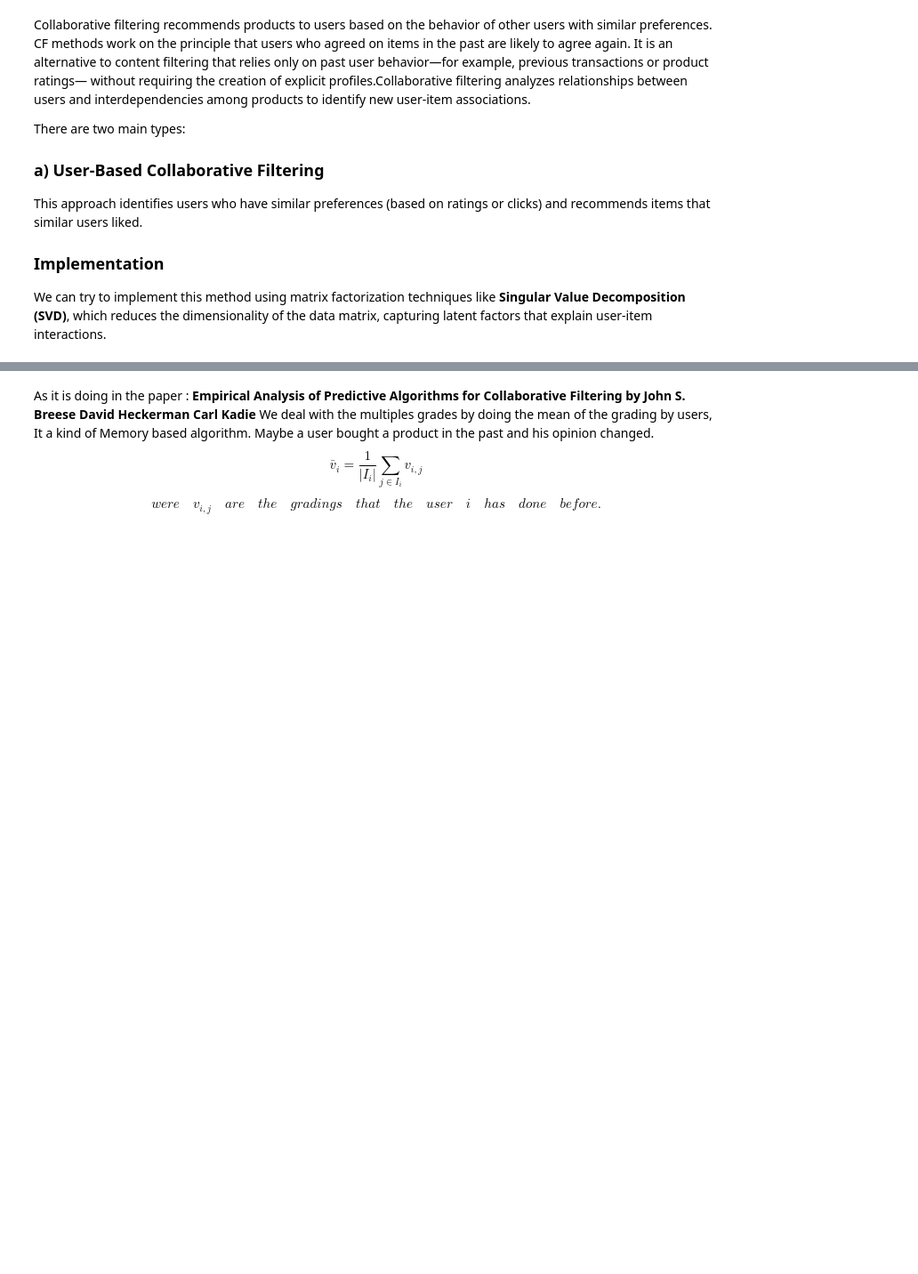
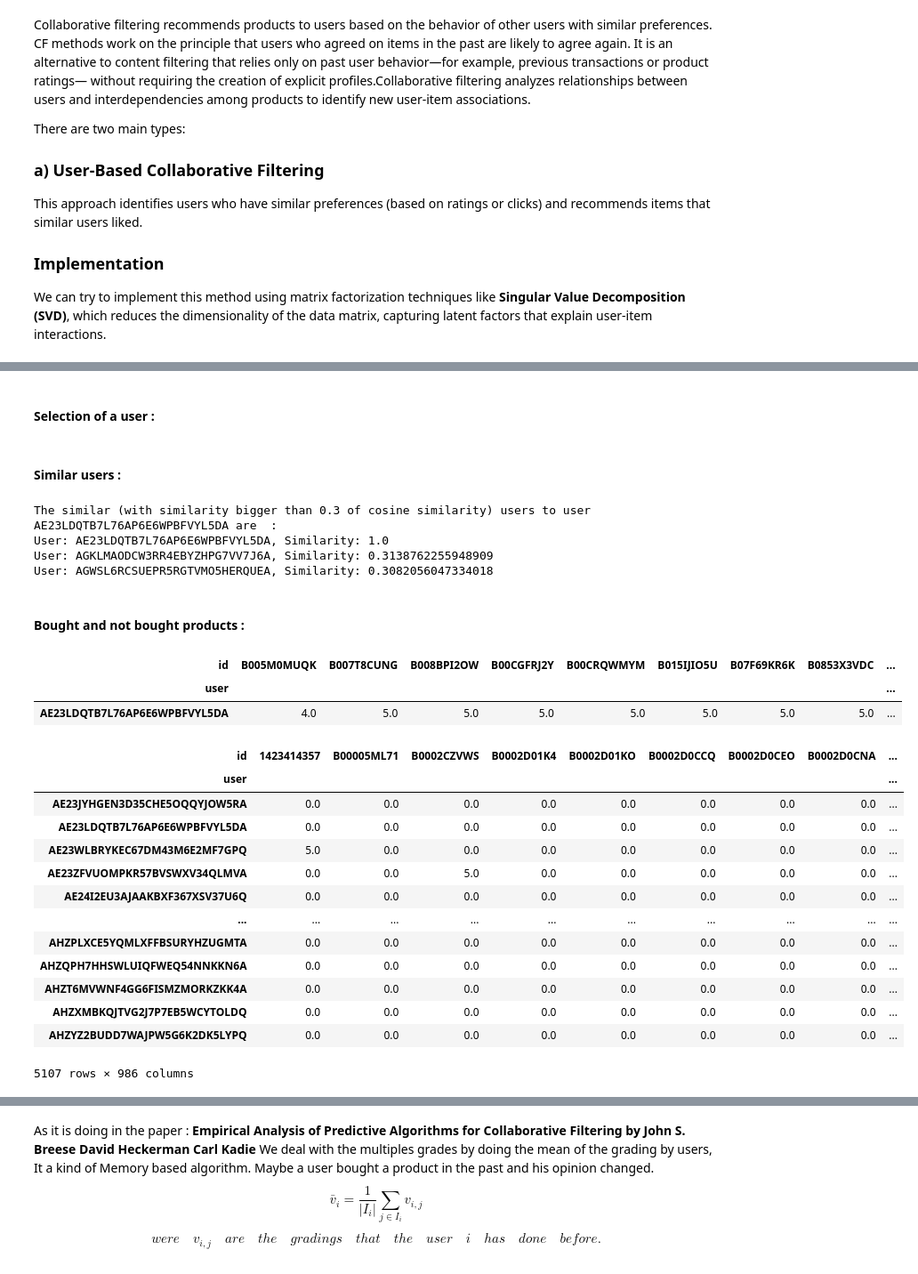
Before and after one commit to arazig/Advanced-ML-project, a Jupyter notebook: Notebook.ipynb, the cells around one changed output, grey strips where cells are left out. Shown: that part at 89% size. Cells and saved outputs as stored; diff of their text form; code cells hidden in the pictures; blank space fills up the shorter version.

```diff
--- a/Notebook.ipynb
+++ b/Notebook.ipynb
@@ -261,0 +293,66 @@ The proportion of products rated by different users :
+# %% [markdown]
+#### **Selection of a user :**
+# %%
+# Get similar users :
+select_userid = "AE23LDQTB7L76AP6E6WPBFVYL5DA"
+
+# Weight matrix which takes the weighted average of similarities between a user and other users.
+# The weight matrix is used to give more importance to users who provide more frequent ratings
+# than others when calculating the average similarity :
+
+similarities = df_similarity_matrix[select_userid].drop(select_userid)
+weights = similarities/similarities.sum()
+# %% [markdown]
+#### **Similar users :**
+# %%
+#num of silimar users
+n = 5
+
+#set a threshold for similarity : only users with a similarity score greater than 0.5 will be considered
+user_similarity_threshold =  0.3
+
+# top n similar users
+similar_users = df_similarity_matrix[df_similarity_matrix[select_userid]>user_similarity_threshold][select_userid].sort_values(ascending=False)[:n]
+similar_users_df = similar_users.to_frame(name='similarity')
+
+print (f"The similar (with similarity bigger than {user_similarity_threshold} of cosine similarity) users to user {select_userid} are  : ")
+
+for index, row in similar_users_df.iterrows():
+    similarity = row['similarity']
+    print(f"User: {index}, Similarity: {similarity}")
+# %% [output]
+The similar (with similarity bigger than 0.3 of cosine similarity) users to user AE23LDQTB7L76AP6E6WPBFVYL5DA are  :
+User: AE23LDQTB7L76AP6E6WPBFVYL5DA, Similarity: 1.0
+User: AGKLMAODCW3RR4EBYZHPG7VV7J6A, Similarity: 0.3138762255948909
+User: AGWSL6RCSUEPR5RGTVMO5HERQUEA, Similarity: 0.3082056047334018
+# %% [markdown]
+#### **Bought and not bought products :**
+# %%
+# The products the selected user boughts and rateed more than 3/5 :
+bought_products = df_recommendation_pivot.loc[df_recommendation_pivot.index== select_userid, df_recommendation_pivot.loc[select_userid,:]>=3]
+bought_products
+# %% [output]
+| id | B005M0MUQK | B007T8CUNG | B008BPI2OW | B00CGFRJ2Y | B00CRQWMYM | B015IJIO5U | B07F69KR6K | B0853X3VDC | ... |
+| user |  |  |  |  |  |  |  |  | ... |
+| AE23LDQTB7L76AP6E6WPBFVYL5DA | 4.0 | 5.0 | 5.0 | 5.0 | 5.0 | 5.0 | 5.0 | 5.0 | ... |
+# %%
+#list of non rated product by our user
+#not_rated_by_user = df_recommendation_pivot[df_recommendation_pivot.loc[select_userid, :] == 0]
+not_rated_by_user = df_recommendation_pivot[(df_recommendation_pivot.loc[select_userid, :] == 0).index[(df_recommendation_pivot.loc[select_userid, :] == 0).values]]
+# %%
+not_rated_by_user
+# %% [output]
+| id | 1423414357 | B00005ML71 | B0002CZVWS | B0002D01K4 | B0002D01KO | B0002D0CCQ | B0002D0CEO | B0002D0CNA | ... |
+| user |  |  |  |  |  |  |  |  | ... |
+| AE23JYHGEN3D35CHE5OQQYJOW5RA | 0.0 | 0.0 | 0.0 | 0.0 | 0.0 | 0.0 | 0.0 | 0.0 | ... |
+| AE23LDQTB7L76AP6E6WPBFVYL5DA | 0.0 | 0.0 | 0.0 | 0.0 | 0.0 | 0.0 | 0.0 | 0.0 | ... |
+| AE23WLBRYKEC67DM43M6E2MF7GPQ | 5.0 | 0.0 | 0.0 | 0.0 | 0.0 | 0.0 | 0.0 | 0.0 | ... |
+| AE23ZFVUOMPKR57BVSWXV34QLMVA | 0.0 | 0.0 | 5.0 | 0.0 | 0.0 | 0.0 | 0.0 | 0.0 | ... |
+| AE24I2EU3AJAAKBXF367XSV37U6Q | 0.0 | 0.0 | 0.0 | 0.0 | 0.0 | 0.0 | 0.0 | 0.0 | ... |
+| ... | ... | ... | ... | ... | ... | ... | ... | ... | ... |
+| AHZPLXCE5YQMLXFFBSURYHZUGMTA | 0.0 | 0.0 | 0.0 | 0.0 | 0.0 | 0.0 | 0.0 | 0.0 | ... |
+| AHZQPH7HHSWLUIQFWEQ54NNKKN6A | 0.0 | 0.0 | 0.0 | 0.0 | 0.0 | 0.0 | 0.0 | 0.0 | ... |
+| AHZT6MVWNF4GG6FISMZMORKZKK4A | 0.0 | 0.0 | 0.0 | 0.0 | 0.0 | 0.0 | 0.0 | 0.0 | ... |
+| AHZXMBKQJTVG2J7P7EB5WCYTOLDQ | 0.0 | 0.0 | 0.0 | 0.0 | 0.0 | 0.0 | 0.0 | 0.0 | ... |
+| AHZYZ2BUDD7WAJPW5G6K2DK5LYPQ | 0.0 | 0.0 | 0.0 | 0.0 | 0.0 | 0.0 | 0.0 | 0.0 | ... |
+5107 rows × 986 columns
```
Also changed, not shown: parts of 18 cells of this notebook.
